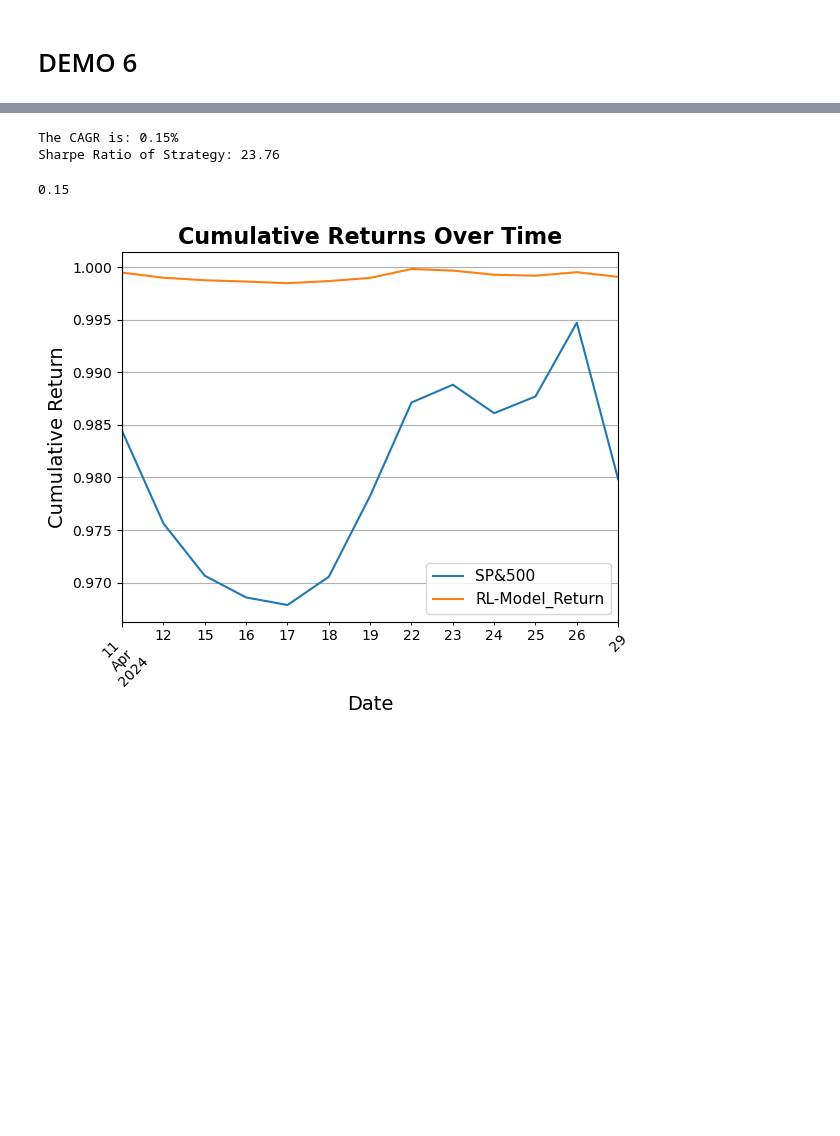
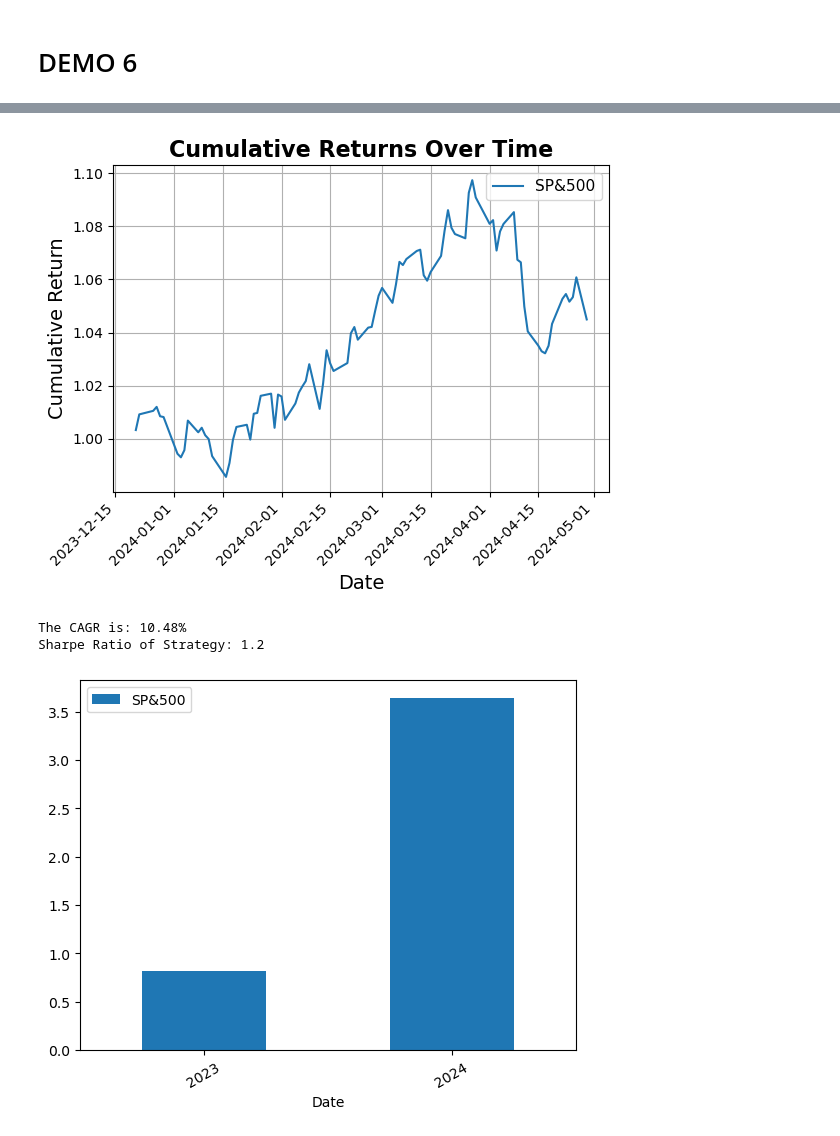
Before and after one commit to udacity/building-a-workflow-for-aI, a Jupyter notebook: l5-reinforcement-learning/Lesson5.ipynb, the cells around one changed output, grey strips where cells are left out. Drawn from its saved outputs; the diff is of its cells as text; code cells hidden in the pictures; blank space fills up the shorter version.

```diff
--- a/l5-reinforcement-learning/Lesson5.ipynb
+++ b/l5-reinforcement-learning/Lesson5.ipynb
@@ -1119,0 +993,8 @@ Timestamp('2024-04-11 00:00:00')
+# %%
+y_test_and_pred = pd.read_csv('test2.csv')
+y_test_and_pred['Date'] = pd.to_datetime(y_test_and_pred['Date'])
+y_test_and_pred.set_index(['Ticker', 'Date'], inplace=True)
+y_test_and_pred.rename(columns={'Action':model_name}, inplace=True)
+# %%
+split_date = y_test_and_pred.index.get_level_values(1).min()
+split_date
@@ -1219,6 +1031,0 @@ calendar_returns.hvplot.bar(rot=30,  legend='top_left').opts(multi_level=False)
-# %%
-y_test_and_pred = pd.read_csv('test.csv')
-y_test_and_pred['Date'] = pd.to_datetime(y_test_and_pred['Date'])
-y_test_and_pred.set_index(['Ticker', 'Date'], inplace=True)
-y_test_and_pred.rename(columns={'Action':'y_pred'}, inplace=True)
-y_test_and_pred = pd.merge(y_test_and_pred, total_returns, left_index=True, right_index=True, how='inner')
@@ -1245,6 +1053,6 @@ def trading_strategy(y_pred):
         return  0
 
 # Apply trading strategy to each RSI value
-y_test_and_pred['Position'] = y_test_and_pred['y_pred'].transform(trading_strategy)
+#y_test_and_pred['Position'] = y_test_and_pred['y_pred'].transform(trading_strategy)
 # Create Returns for each Trade
-y_test_and_pred[f'{model_name}_Return'] = y_test_and_pred['F_1_d_returns'] *  y_test_and_pred['Position']
+#y_test_and_pred[f'{model_name}_Return'] = y_test_and_pred['F_1_d_returns'] *  y_test_and_pred['Position']
@@ -1281,48 +1059,7 @@ cum_returns.dropna()
-# %%
-# Compute the daily mean of all stocks. This will be our equal weighted benchmark
-daily_mean  = pd.DataFrame(y_test_and_pred.loc[:,f'{model_name}_Return'].groupby(level='Date').mean())
-
-# Convert daily returns to cumulative returns
-cum_returns.loc[:,f'{model_name}_Return'] = pd.DataFrame((daily_mean[[f'{model_name}_Return']]+1).cumprod())
-
-# Calculate the number of years in the dataset
-number_of_years = len(daily_mean) / 252  # Assuming 252 trading days in a year
-
-ending_value    = cum_returns[f'{model_name}_Return'].iloc[-1]
-beginning_value = cum_returns[f'{model_name}_Return'].iloc[1]
-
-ratio = ending_value/beginning_value
-# Compute the Compound Annual Growth Rate (CAGR)
-cagr = round((ratio**(1/number_of_years)-1)*100,2)
-
-print(f'The CAGR is: {cagr}%')
-
-# Compute the Sharpe Ratio by annualizing the daily mean and the daily std
-average_daily_return  = daily_mean[[f'{model_name}_Return']].describe().iloc[1,:] * 252
-stand_dev_dail_return   = daily_mean[[f'{model_name}_Return']].describe().iloc[2,:] * pow(252,1/2)
-
-# Compute the Sharpe Ratio and print it out
-sharpe  = average_daily_return/stand_dev_dail_return
-
-print(f'Sharpe Ratio of Strategy: {round(sharpe.iloc[0],2)}')
-# %% [output]
-The CAGR is: 0.15%
-Sharpe Ratio of Strategy: 23.76
-# %%
-cagr
-# %% [output]
-0.15
-# %%
-cum_returns.plot()
-# Customizing the plot
-plt.title('Cumulative Returns Over Time', fontsize=16, fontweight='bold')
-plt.xlabel('Date', fontsize=14)
-plt.ylabel('Cumulative Return', fontsize=14)
-plt.grid(True)
-plt.xticks(rotation=45)
-plt.legend(title_fontsize='13', fontsize='11')
-
-# Display the plot
-plt.show()
-# %% [output]
-[figure, removed]
+# %%
+cum_returns, calendar_returns = func_lib.compute_BM_Perf(y_test_and_pred)
+# %% [output]
+[figure, added]
+The CAGR is: 10.48%
+Sharpe Ratio of Strategy: 1.2
+[figure, added]
```
Also changed, not shown: parts of 34 cells of this notebook, 13 other files.
